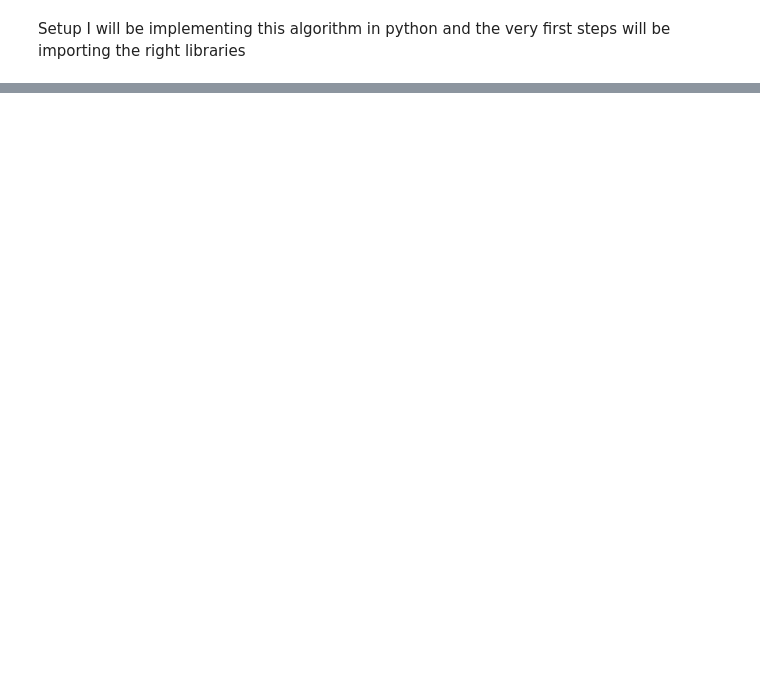
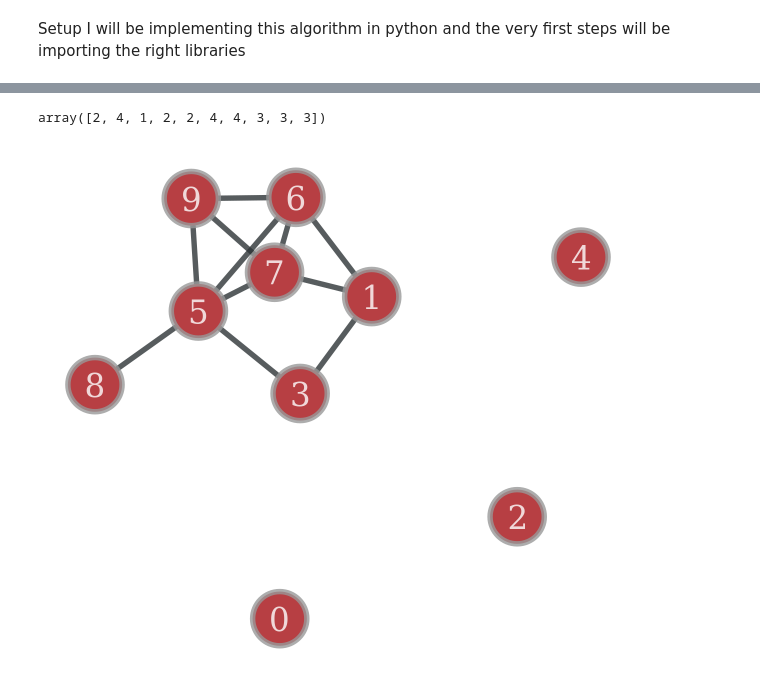
Before and after one commit to hmm0403/Kernighan-Lin, a Jupyter notebook: KERNIGHAN_LIN.ipynb, the cells around one changed output, grey strips where cells are left out. Drawn from its saved outputs; the diff is of its cells as text; code cells hidden in the pictures; blank space fills up the shorter version.

```diff
--- a/KERNIGHAN_LIN.ipynb
+++ b/KERNIGHAN_LIN.ipynb
@@ -293,0 +395,27 @@ k_club_dc_probs = k_club_dc.get_communities()
+# %%
+def chung_lu(exp_degree_seq):
+
+    two_m = exp_degree_seq.sum()
+    assert two_m % 2 == 0, 'Expected degree sequence must sum to an even number'
+
+    cl_g = gt.Graph(directed=False)
+    cl_g.add_vertex(len(exp_degree_seq))
+
+    for i in cl_g.get_vertices():
+        for j in cl_g.get_vertices():
+            if i < j:
+                p = exp_degree_seq[i] * exp_degree_seq[j] / two_m
+                if np.random.rand() < p:
+                    cl_g.add_edge(i, j)
+            elif i == j:
+                p = exp_degree_seq[i] * exp_degree_seq[i] / (2 * two_m)
+                if np.random.rand() < p:
+                    cl_g.add_edge(i, j)
+
+    return cl_g
+# %%
+mean_deg_seq = np.random.randint(low=1, high= 6, size=(10,))
+# %%
+mean_deg_seq
+# %% [output]
+array([2, 4, 1, 2, 2, 4, 4, 3, 3, 3])
@@ -293,0 +441,5 @@ k_club_dc_probs = k_club_dc.get_communities()
+# %%
+cl_graph = chung_lu(mean_deg_seq)
+gt.graph_draw(cl_graph, vertex_text=cl_graph.vertex_index)
+# %% [output]
+[figure, added]
```
Also changed, not shown: parts of 17 cells of this notebook.
